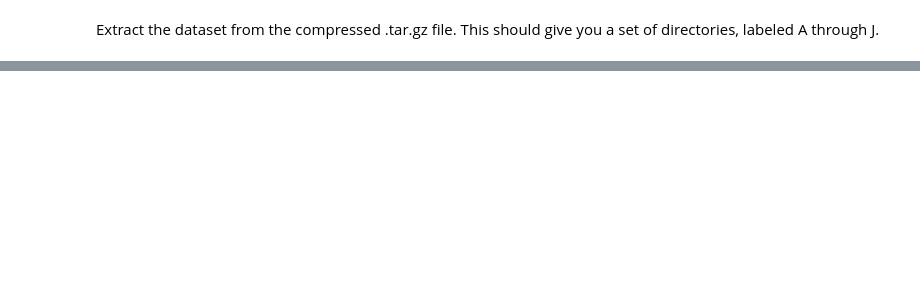
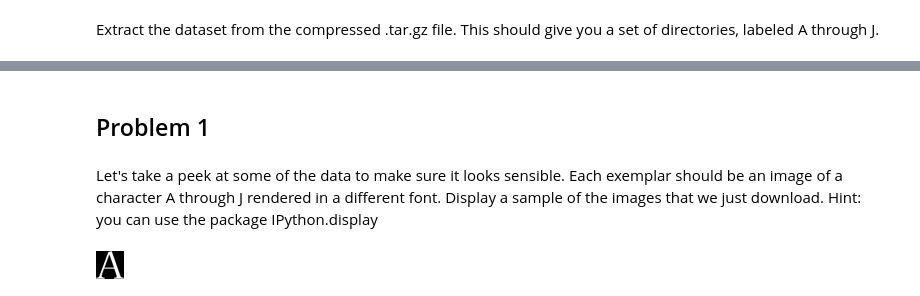
Before and after one commit to nguynhuq/DeepLearning_Google, a Jupyter notebook: 1_notmnist.ipynb, the cells around one changed output, grey strips where cells are left out. Cells and saved outputs as stored; diff of their text form; code cells hidden in the pictures; blank space fills up the shorter version.

```diff
--- a/1_notmnist.ipynb
+++ b/1_notmnist.ipynb
@@ -113 +107,12 @@ Extracting data for ./notMNIST_small. This may take a while. Please wait.
 ['./notMNIST_small/A', './notMNIST_small/B', './notMNIST_small/C', './notMNIST_small/D', './notMNIST_small/E', './notMNIST_small/F', './notMNIST_small/G', './notMNIST_small/H', './notMNIST_small/I', ' ...
+# %% [markdown]
+## Problem 1
+# %% [markdown]
+Let's take a peek at some of the data to make sure it looks sensible. Each exemplar should be an image of a character A through J rendered in a different font. Display a sample of the images that we just download.
+Hint: you can use the package IPython.display
+# %%
+random_file = random.choice(os.listdir(train_folders[0]))# Get randomly a file in the folder of A class
+random_path = os.path.join(train_folders[0], random_file)
+display(Image(filename = random_path))
+# %% [output]
+[figure, added]
```
Also changed, not shown: parts of 29 cells of this notebook.
